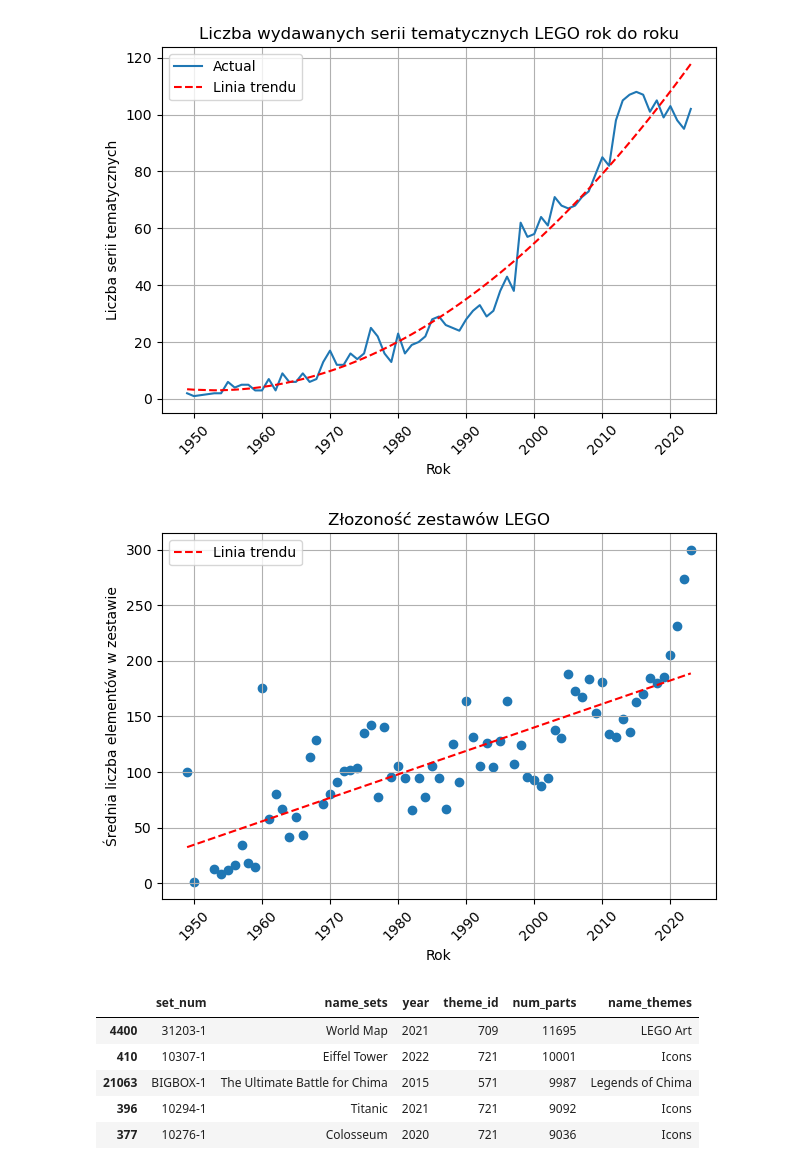
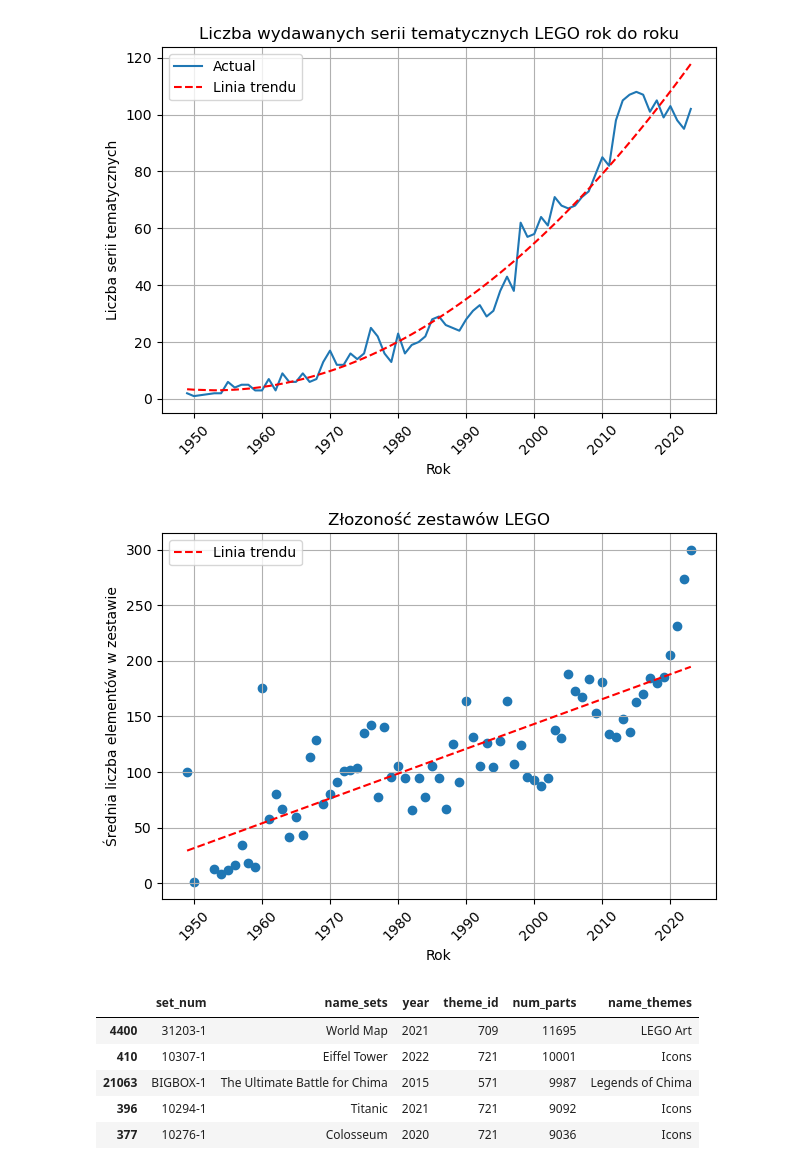
Before and after one commit to dawidgrabarczyk/lego-investment-analysis, a Jupyter notebook: Dataframe_1.ipynb, the cells around one changed output. Saved outputs shown, nothing was run; the diff lists cells and outputs as text; code cells hidden in the pictures.

```diff
--- a/Dataframe_1.ipynb
+++ b/Dataframe_1.ipynb
@@ -80,34 +82,35 @@ plt.show()
 # %%
 # Complexity trend in LEGO sets per year
 # Group the data by year and calculate the average number of parts per set
 parts_per_set = sets.groupby('year')['num_parts'].mean()
 
 # Create a scatter plot of the data
 plt.scatter(parts_per_set.index[:-1], parts_per_set.values[:-1])
 
 # Calculate the slope and intercept of the best fit line
-slope, intercept, r_value, p_value, std_err = stats.linregress(parts_per_set.index[:-2], parts_per_set.values[:-2])
+slope, intercept, r_value, p_value, std_err = stats.linregress(parts_per_set.index[:-1], parts_per_set.values[:-1])
 
 # Calculate the x and y values for the best fit line
 x = np.array(parts_per_set.index[:-1])
 y = intercept + slope * x
 
 # Plot the best fit line
 plt.plot(x, y, 'r--', label='Linia trendu')
 
 # Add a legend to the plot
 plt.legend(loc='upper left')
 
 # Show the plot
 plt.title('Złozoność zestawów LEGO')
 plt.xlabel('Rok')
 plt.ylabel('Średnia liczba elementów w zestawie')
 plt.grid(True)
 plt.xticks(rotation=45)
 plt.tight_layout()
+plt.savefig('Złozoność zestawów rok do roku.jpg')
 plt.show()
 # %% [output]
-[figure, old version]
+[figure, new version]
 # %%
 #biggest sets ever per number of parts
 sets_themes.sort_values("num_parts", ascending=False).head()
```
Also changed, not shown: parts of 3 cells of this notebook, 10 other files.
